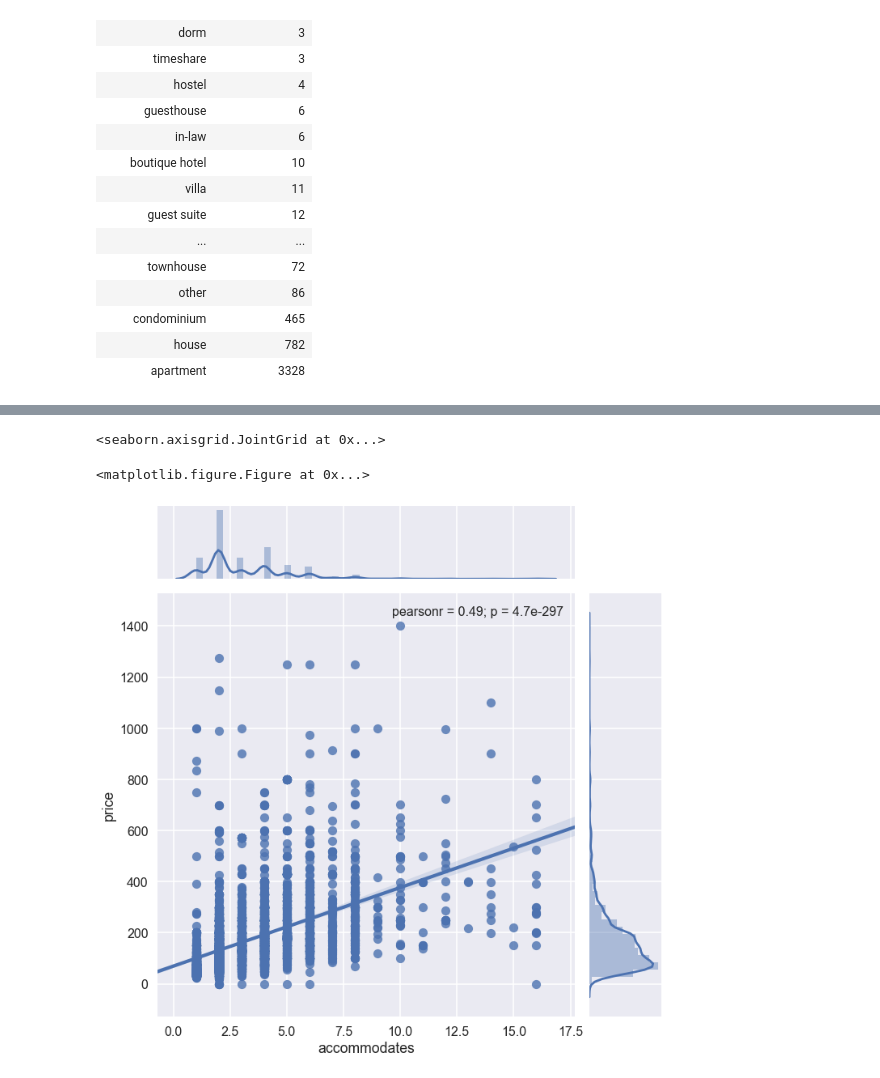
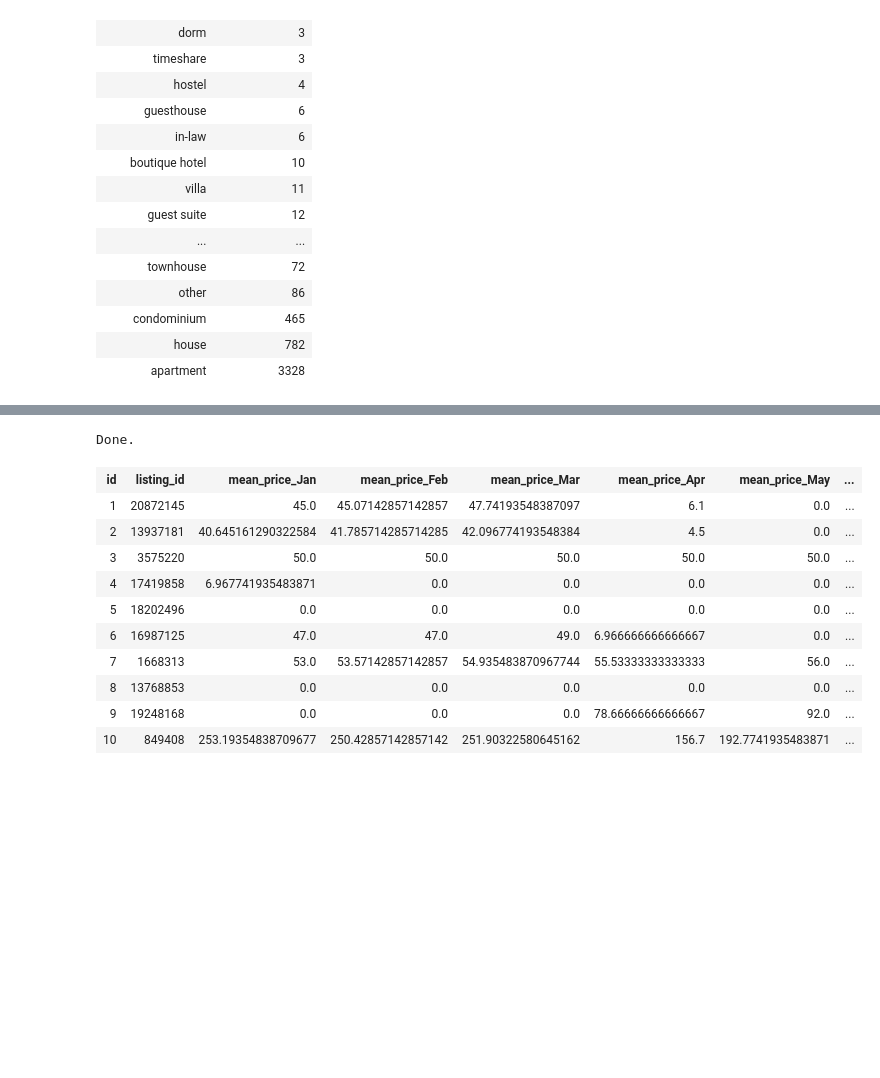
Before and after one commit to kzhang49/Hainan-Chicken, a Jupyter notebook: Airbnb_database.ipynb, the cells around one changed output, grey strips where cells are left out. Saved outputs shown, nothing was run; the diff lists cells and outputs as text; code cells hidden in the pictures; blank space fills up the shorter version.

```diff
--- a/Airbnb_database.ipynb
+++ b/Airbnb_database.ipynb
@@ -583,14 +447,18 @@ sns.jointplot(x="beds", y="price", data=df, kind="reg", size = 10)
-# %%
-string = "SELECT accommodates, price FROM listings WHERE price between 0 and 1500"
-c.execute(string)
-df = pd.DataFrame(data = c.fetchall(),
-                  columns = ["accommodates", "price"])
-sns.set_context("poster")
-plt.figure(figsize = (12,10))
-
-sns.set_style("darkgrid", {'axis.grid': True, 'axes.gacecolor':"0.9"})
-sns.jointplot(x="accommodates", y="price", data=df, kind="reg", size = 10)
-# %% [output]
-<seaborn.axisgrid.JointGrid at 0x...>
-<matplotlib.figure.Figure at 0x...>
-[figure, removed]
+# %%
+%%sql
+SELECT *
+FROM calendar
+LIMIT 10
+# %% [output]
+Done.
+| id | listing_id | mean_price_Jan | mean_price_Feb | mean_price_Mar | mean_price_Apr | mean_price_May | ... |
+| 1 | 20872145 | 45.0 | 45.07142857142857 | 47.74193548387097 | 6.1 | 0.0 | ... |
+| 2 | 13937181 | 40.645161290322584 | 41.785714285714285 | 42.096774193548384 | 4.5 | 0.0 | ... |
+| 3 | 3575220 | 50.0 | 50.0 | 50.0 | 50.0 | 50.0 | ... |
+| 4 | 17419858 | 6.967741935483871 | 0.0 | 0.0 | 0.0 | 0.0 | ... |
+| 5 | 18202496 | 0.0 | 0.0 | 0.0 | 0.0 | 0.0 | ... |
+| 6 | 16987125 | 47.0 | 47.0 | 49.0 | 6.966666666666667 | 0.0 | ... |
+| 7 | 1668313 | 53.0 | 53.57142857142857 | 54.935483870967744 | 55.53333333333333 | 56.0 | ... |
+| 8 | 13768853 | 0.0 | 0.0 | 0.0 | 0.0 | 0.0 | ... |
+| 9 | 19248168 | 0.0 | 0.0 | 0.0 | 78.66666666666667 | 92.0 | ... |
+| 10 | 849408 | 253.19354838709677 | 250.42857142857142 | 251.90322580645162 | 156.7 | 192.7741935483871 | ... |
```
Also changed, not shown: parts of 15 cells of this notebook.
